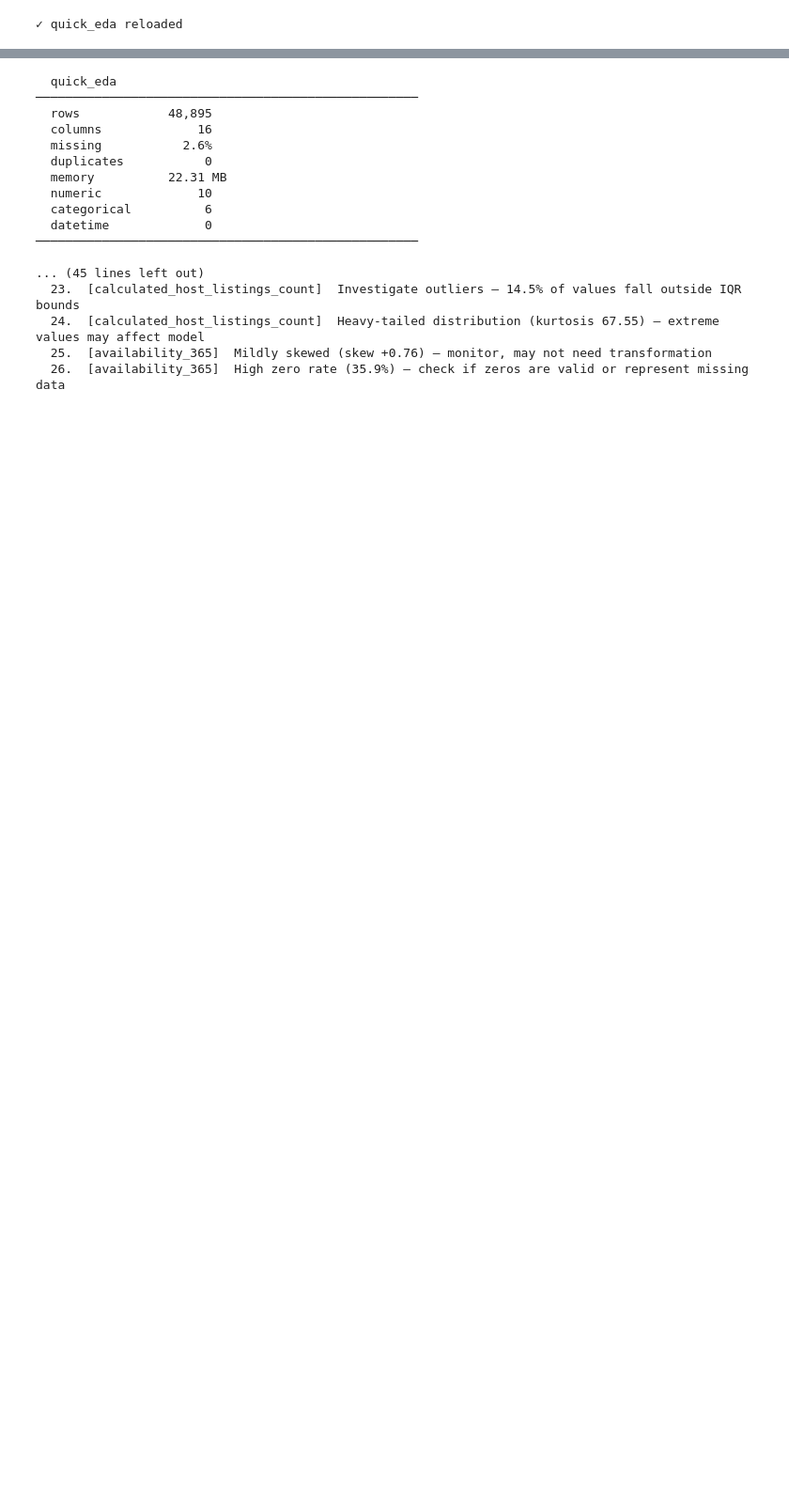
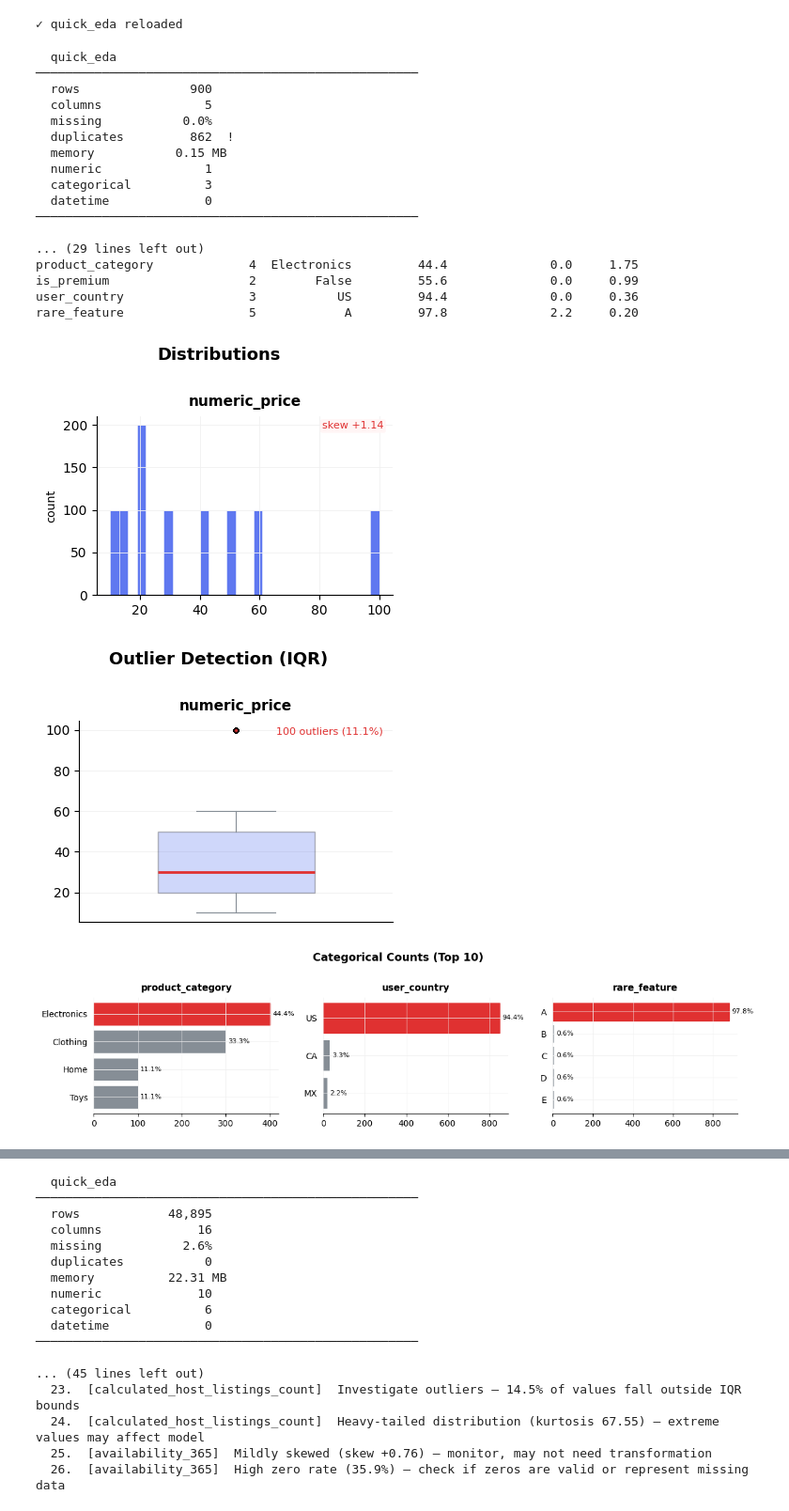
Before and after one commit to GodXSpell/AutoEDA, a Jupyter notebook: examples/demo.ipynb, the cells around one changed output, grey strips where cells are left out. Shown at 94% size. Drawn from its saved outputs; the diff is of its cells as text; code cells hidden in the pictures; blank space fills up the shorter version.

Commit message:
FEAT: v0.2.0 — categorical intelligence, plots, and suggestions

```diff
--- a/examples/demo.ipynb
+++ b/examples/demo.ipynb
@@ -26,3 +26,42 @@ importlib.reload(quick_eda)
 print("✓ quick_eda reloaded")
 # %% [output]
 ✓ quick_eda reloaded
+# %%
+# ----------------------------------------------------
+# Showcasing v0.2.0: Categorical Intelligence
+# Using a dataset with distinct categorical and boolean features.
+# ----------------------------------------------------
+import pandas as pd
+import quick_eda as qeda
+
+df_cat = pd.DataFrame({
+    "product_category": ["Electronics", "Clothing", "Electronics", "Home", "Clothing", "Electronics", "Toys", "Electronics", "Clothing"] * 100,
+    "is_premium": [True, False, True, False, False, True, False, True, False] * 100,
+    "user_country": ["US"] * 850 + ["CA"] * 30 + ["MX"] * 20, # Very imbalanced category
+    "rare_feature": ["A"] * 880 + ["B", "C", "D", "E"] * 5, # Lots of rare cats
+    "numeric_price": [19.99, 29.99, 49.99, 99.99, 15.00, 20.00, 9.99, 59.99, 39.99] * 100
+})
+
+# Note the new `cat_threshold` argument to override when a column is categorical!
+qeda.quick_eda(df_cat, cat_threshold=20)
+# %% [output]
+  quick_eda
+────────────────────────────────────────────────────
+  rows               900
+  columns              5
+  missing           0.0%
+  duplicates         862  !
+  memory           0.15 MB
+  numeric              1
+  categorical          3
+  datetime             0
+────────────────────────────────────────────────────
+
+... (29 lines left out)
+product_category             4  Electronics         44.4              0.0     1.75
+is_premium                   2        False         55.6              0.0     0.99
+user_country                 3           US         94.4              0.0     0.36
+rare_feature                 5            A         97.8              2.2     0.20
+[figure, added]
+[figure, added]
+[figure, added]
```
Also changed, not shown: parts of 8 cells of this notebook, 14 other files.
